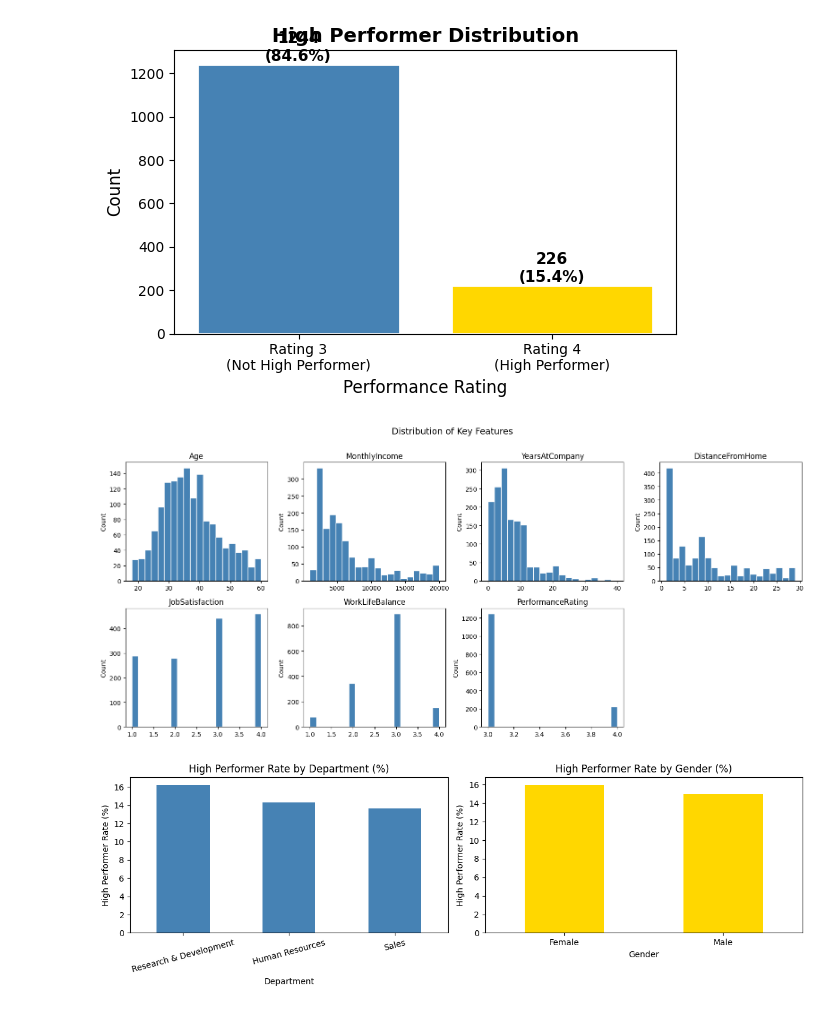
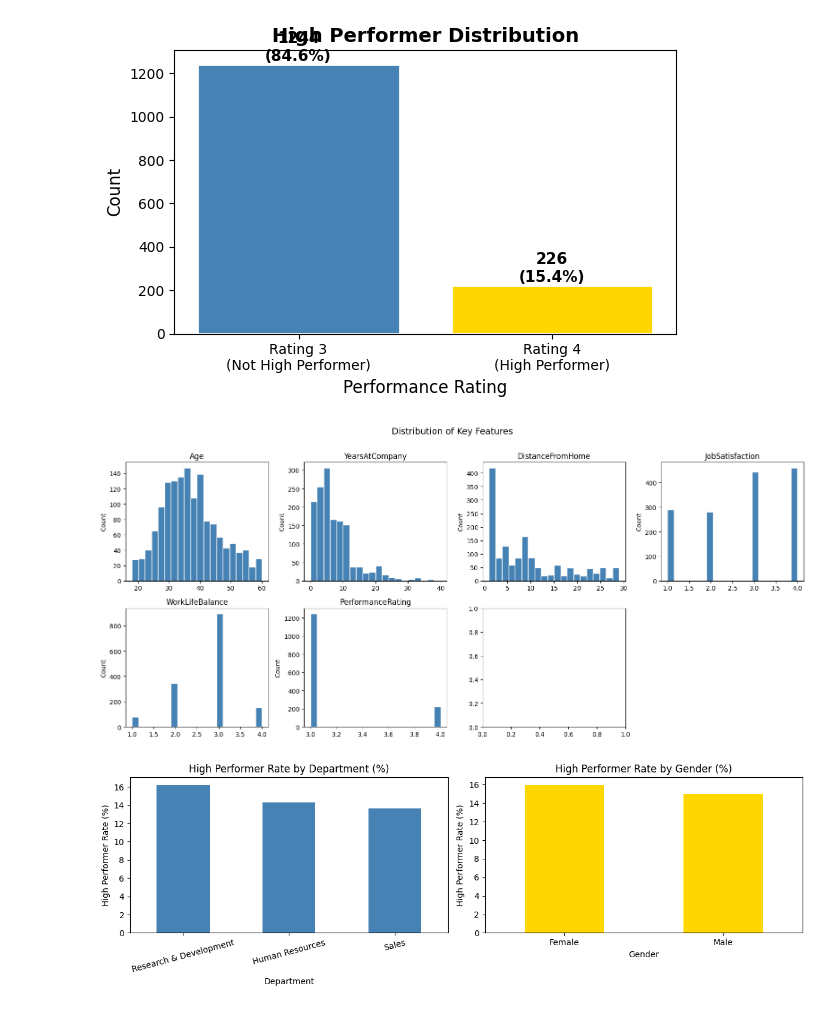
Before and after one commit to chloepart/DSBA6010_Final_Project, a Jupyter notebook: DSBA6010_Final_Project.ipynb, the cells around one changed output. Cells and saved outputs as stored; diff of their text form; code cells hidden in the pictures.

```diff
--- a/DSBA6010_Final_Project.ipynb
+++ b/DSBA6010_Final_Project.ipynb
@@ -120,6 +120,9 @@ df.describe().T
 | YearsInCurrentRole | 1470.0 | 4.229252 | 3.623137 | 0.0 | 2.00 | 3.0 | 7.00 | 18.0 |
 | YearsSinceLastPromotion | 1470.0 | 2.187755 | 3.222430 | 0.0 | 0.00 | 1.0 | 3.00 | 15.0 |
 | YearsWithCurrManager | 1470.0 | 4.123129 | 3.568136 | 0.0 | 2.00 | 3.0 | 7.00 | 17.0 |
+# %%
+drop_cols = ['DailyRate', 'EmployeeCount', 'EmployeeNumber', 'JobInvolvement', 'HourlyRate', 'MonthlyIncome', 'MonthlyRate', 'PercentSalaryHike', 'StandardHours', 'StockOptionLevel']
+df.drop(columns=drop_cols, inplace=True)
 # %%
 # Check for missing values
 missing = df.isnull().sum()
@@ -207,24 +227,24 @@ plt.show()
 [figure]
 # %%
 # Distribution of key numeric features
-numeric_cols = ['Age', 'MonthlyIncome', 'YearsAtCompany', 'DistanceFromHome',
+numeric_cols = ['Age', 'YearsAtCompany', 'DistanceFromHome',
                 'JobSatisfaction', 'WorkLifeBalance', 'PerformanceRating']
 
 fig, axes = plt.subplots(2, 4, figsize=(16, 7))
 axes = axes.flatten()
 
 for i, col in enumerate(numeric_cols):
     axes[i].hist(df[col], bins=20, color='steelblue', edgecolor='white')
     axes[i].set_title(col)
     axes[i].set_ylabel('Count')
 
 # Hide unused subplot
 axes[-1].set_visible(False)
 plt.suptitle('Distribution of Key Features', fontsize=14, y=1.01)
 plt.tight_layout()
 plt.show()
 # %% [output]
-[figure, old version]
+[figure, new version]
 # %%
 # High Performer Rate by Department and Gender
 fig, axes = plt.subplots(1, 2, figsize=(12, 4))
```
Also changed, not shown: parts of 11 cells of this notebook, 3 other files.
